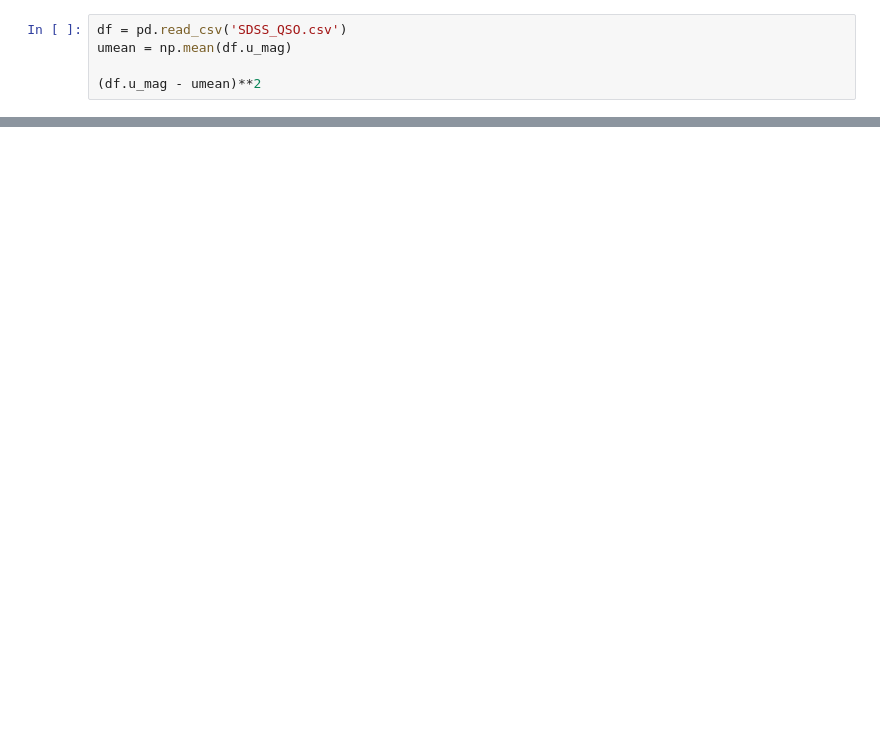
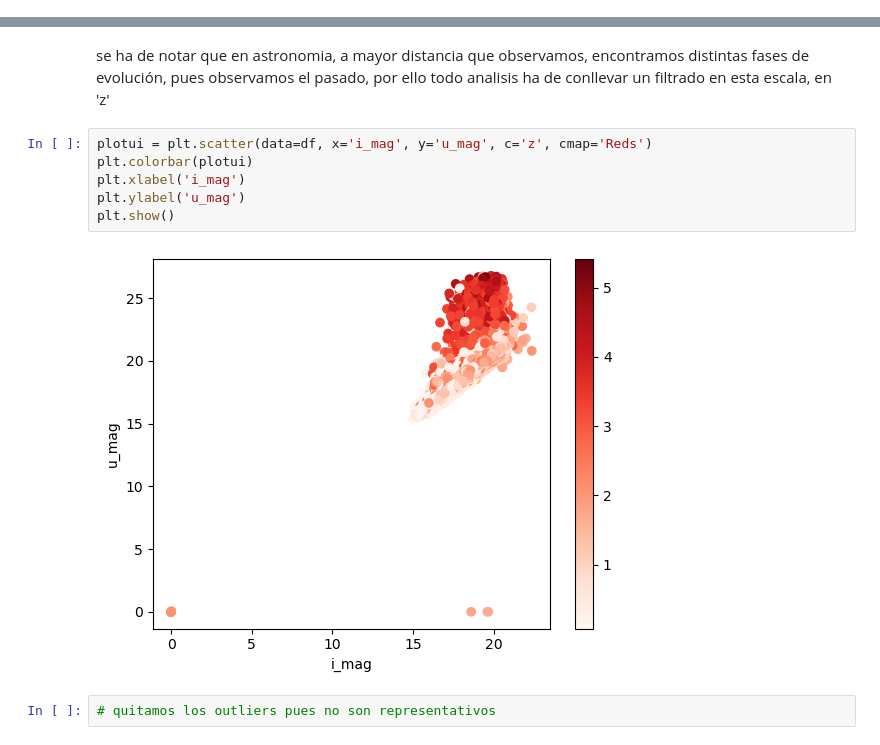
Before and after one commit to fbientrigo/learningprogamation, a Jupyter notebook: SDSS Analysis - Stats101/2_regresion.ipynb, the cells around one changed output, grey strips where cells are left out. Cells and saved outputs as stored; diff of their text form; blank space fills up the shorter version.

```diff
--- a/SDSS Analysis - Stats101/2_regresion.ipynb
+++ b/SDSS Analysis - Stats101/2_regresion.ipynb
@@ -68,5 +84,0 @@ probnado hipoteiss
-# %%
-df = pd.read_csv('SDSS_QSO.csv')
-umean = np.mean(df.u_mag)
-
-(df.u_mag - umean)**2
@@ -85,0 +104,12 @@ Name: u_mag, Length: 77429, dtype: float64
+# %% [markdown]
+se ha de notar que en astronomia, a mayor distancia que observamos, encontramos distintas fases de evolución, pues observamos el pasado, por ello todo analisis ha de conllevar un filtrado en esta escala, en 'z'
+# %%
+plotui = plt.scatter(data=df, x='i_mag', y='u_mag', c='z', cmap='Reds')
+plt.colorbar(plotui)
+plt.xlabel('i_mag')
+plt.ylabel('u_mag')
+plt.show()
+# %% [output]
+[figure, added]
+# %%
+# quitamos los outliers pues no son representativos
```
Also changed, not shown: parts of 10 cells of this notebook, 4 other files.
